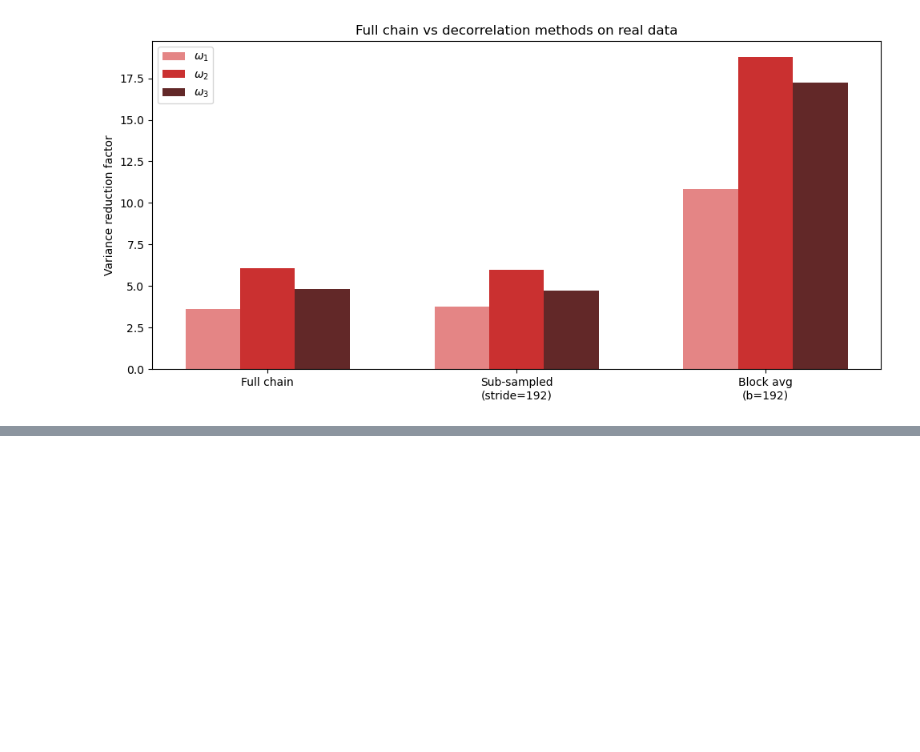
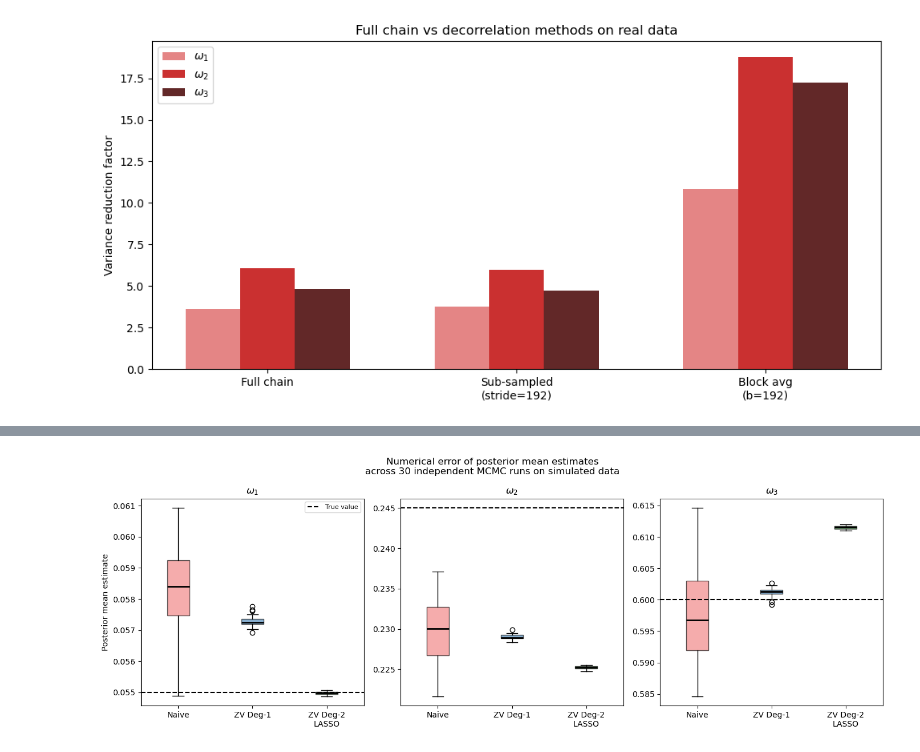
Before and after one commit to ralphndr/Control-variates-for-a-GARCH-model, a Jupyter notebook: src/code.ipynb, the cells around one changed output, grey strips where cells are left out. Saved outputs shown, nothing was run; the diff lists cells and outputs as text; code cells hidden in the pictures; blank space fills up the shorter version.

Commit message:
Numerical error of the estimate updated

```diff
--- a/src/code.ipynb
+++ b/src/code.ipynb
@@ -1024,0 +1033,84 @@ Block avg (b=192)                   234    10.8×    18.8×    17.2×
+# %%
+import contextlib, io
+from scipy.signal import lfilter
+
+# dh recursions use lfilter (C-level IIR) to fasten the computations instead of loops
+def _score_fast(returns, omega1, omega2, omega3, sigma0=1.0):
+    T = len(returns)
+    h = compute_variances(returns, omega1, omega2, omega3)
+    denom = 1.0 - omega2 - omega3
+    zi1 = np.array([(1.0 / denom - 1.0) / omega3])
+    dh1, _ = lfilter([1.0], [1.0, -omega3], np.ones(T), zi=zi1)
+    u2 = np.empty(T); u2[0] = omega1 / denom**2; u2[1:] = returns[:-1]**2
+    dh2, _ = lfilter([1.0], [1.0, -omega3], u2, zi=np.zeros(1))
+    u3 = np.empty(T); u3[0] = omega1 / denom**2; u3[1:] = h[:-1]
+    dh3, _ = lfilter([1.0], [1.0, -omega3], u3, zi=np.zeros(1))
+    common = 1.0 / h - returns**2 / h**2
+    d_ell = -0.5 * np.array([np.dot(common, dh1),
+                              np.dot(common, dh2),
+                              np.dot(common, dh3)])
+    d_prior = -np.array([omega1, omega2, omega3]) / sigma0**2
+    return -0.5 * (d_prior + d_ell)
+
+
+# Simulated data
+R_RUNS = 30
+N_BOX = 8_000
+N_BURN_BOX = 2_000
+
+naive_sim_box = np.empty((R_RUNS, 3))
+zv_d1_sim_box = np.empty((R_RUNS, 3))
+zv_d2_sim_box = np.empty((R_RUNS, 3))
+
+for r in range(R_RUNS):
+    chain_r, _ = rwm_garch(r_sim, N_BOX, tau=TAU, seed=100 + r)
+    samp_r = chain_r[N_BURN_BOX:]
+    Z_r = np.array([_score_fast(r_sim, *samp_r[i]) for i in range(len(samp_r))])
+
+    naive_sim_box[r] = samp_r.mean(axis=0)
+
+    res_d1 = _zv_d1_from_precomputed(samp_r, Z_r)
+    for k in range(3):
+        zv_d1_sim_box[r, k] = res_d1[k]['zv_mean']
+
+    with contextlib.redirect_stdout(io.StringIO()):
+        res_d2 = zv_degree2_lasso(samp_r, Z_r)
+    for k in range(3):
+        zv_d2_sim_box[r, k] = res_d2[k]['zv_mean']
+
+    if (r + 1) % 10 == 0:
+        print(f'  {r + 1}/{R_RUNS} runs done')
+
+print(f'\nNumerical std of posterior mean estimates across {R_RUNS} runs (simulated data):')
+print(f"{'Method':<22} {'ω₁':>12} {'ω₂':>12} {'ω₃':>12}")
+print('-' * 60)
+for name, arr in [('Naive', naive_sim_box), ('ZV Degree-1', zv_d1_sim_box), ('ZV Degree-2 LASSO', zv_d2_sim_box)]:
+    stds = arr.std(axis=0)
+    print(f'{name:<22} {stds[0]:>12.6f} {stds[1]:>12.6f} {stds[2]:>12.6f}')
+
+# Box-plots
+labels_w = [r'$\omega_1$', r'$\omega_2$', r'$\omega_3$']
+true_vals = list(TRUE_OMEGA)
+method_labels = ['Naive', 'ZV Deg-1', 'ZV Deg-2\nLASSO']
+palette = ['lightcoral', 'steelblue', '#2e7d32']
+
+fig, axes = plt.subplots(1, 3, figsize=(14, 5))
+for k in range(3):
+    ax = axes[k]
+    data = [naive_sim_box[:, k], zv_d1_sim_box[:, k], zv_d2_sim_box[:, k]]
+    bp = ax.boxplot(data, labels=method_labels, patch_artist=True,
+                    medianprops=dict(color='black', linewidth=2))
+    for patch, col in zip(bp['boxes'], palette):
+        patch.set_facecolor(col)
+        patch.set_alpha(0.65)
+    ax.axhline(true_vals[k], color='k', ls='--', lw=1.5, label='True value')
+    ax.set_title(f'{labels_w[k]}')
+    if k == 0:
+        ax.set_ylabel('Posterior mean estimate')
+        ax.legend(fontsize=8)
+
+plt.suptitle(f'Numerical error of posterior mean estimates\nacross {R_RUNS} independent MCMC runs on simulated data', fontsize=12)
+plt.tight_layout()
+plt.savefig('/Users/ralphnader/Desktop/Github_Projects/Control-variates-for-a-GARCH-model/img/boxplots_numerical_error_simulated.png', dpi=200, bbox_inches='tight')
+plt.show()
+# %% [output]
@@ -1024,0 +1127 @@ Block avg (b=192)                   234    10.8×    18.8×    17.2×
+[figure, added]
```
Also changed, not shown: parts of 4 cells of this notebook, 2 other files.
